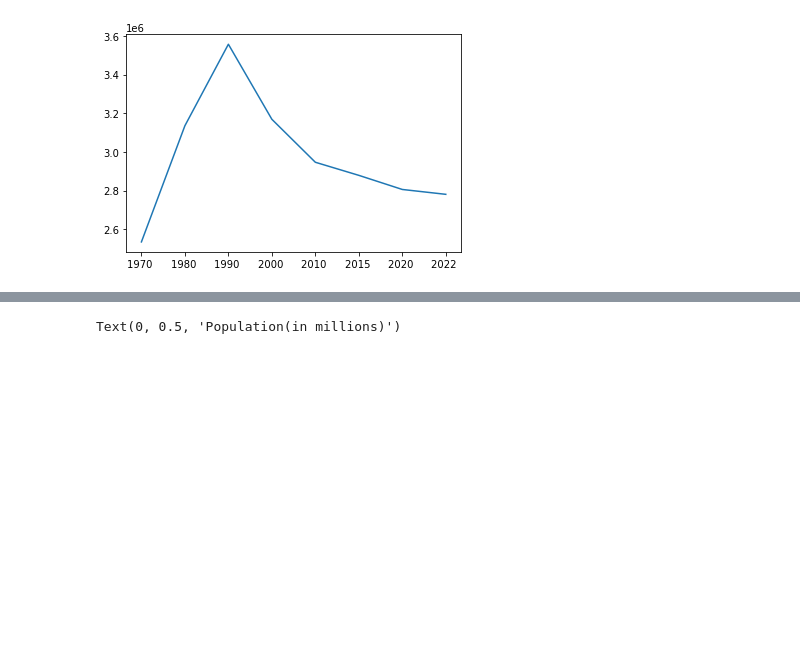
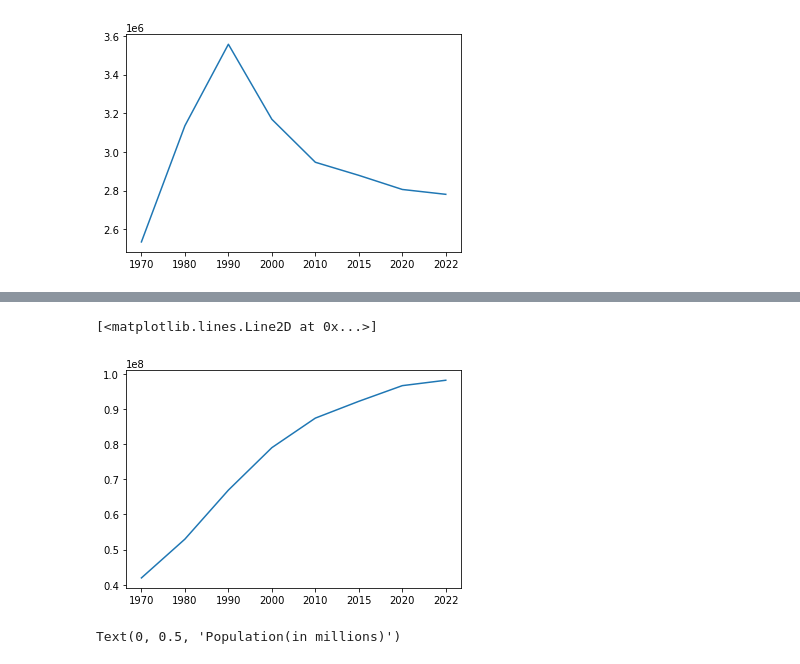
Before and after one commit to dbenitoe/TTS-Final-Project-Submission, a Jupyter notebook: Asia_Population.ipynb, the cells around one changed output, grey strips where cells are left out. Cells and saved outputs as stored; diff of their text form; code cells hidden in the pictures; blank space fills up the shorter version.

```diff
--- a/Asia_Population.ipynb
+++ b/Asia_Population.ipynb
@@ -193,3 +240,20 @@ fig.tight_layout()
+# %%
+#Population Change of Vietnam from 1970 to 2022
+vietnam = asia[asia['Country'] == 'Vietnam']
+vietnam
+viet = vietnam.values
+viet_arr = viet[0,5:13]
+
+vietnam_pop_list = []
+for i in range(len(viet_arr)):
+    vietnam_pop_list.append(viet_arr[i])
+
+vietnam_pop_list.reverse()
+
+plt.plot(years,vietnam_pop_list)
+# %% [output]
+[<matplotlib.lines.Line2D at 0x...>]
+[figure, added]
 # %%
 # Graph includings all countries
 plt.plot(years, armenia_pop_list, label = 'Armenia', )
```
Also changed, not shown: parts of 4 cells of this notebook.
